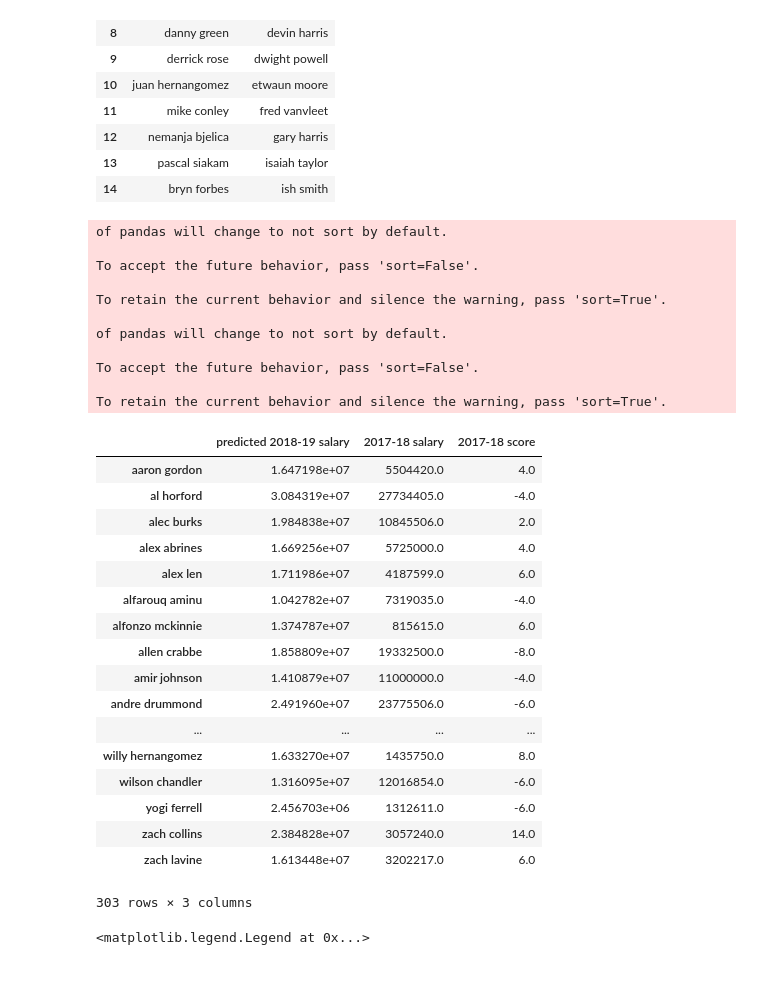
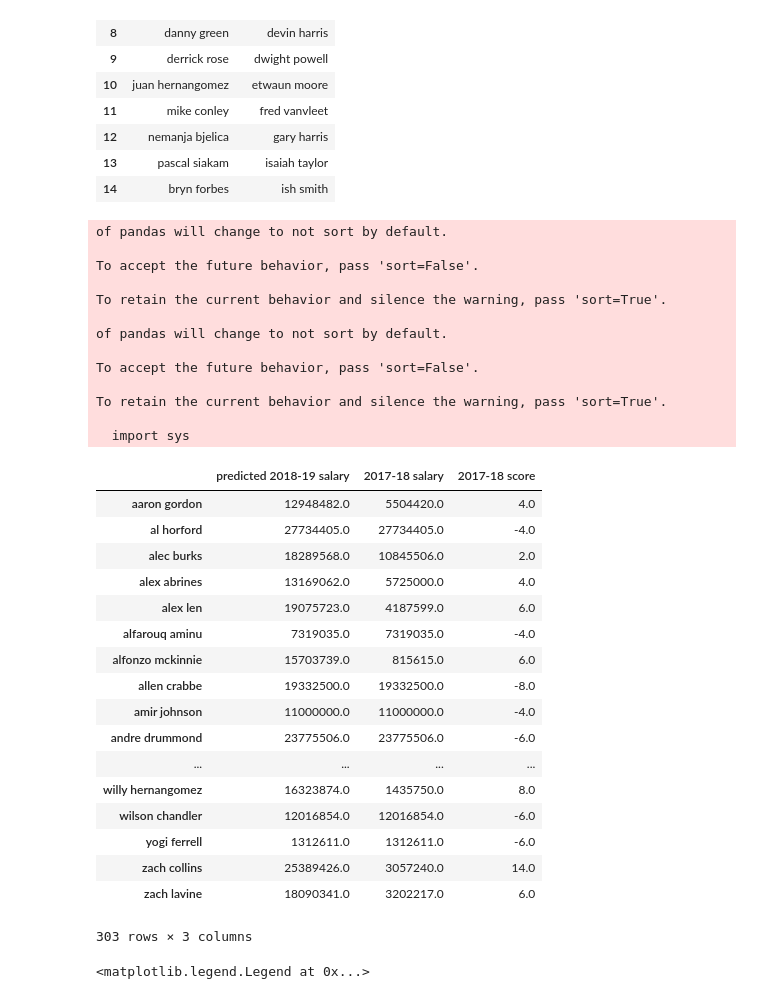
Before and after one commit to NathanielYang/nba_prediction_salary, a Jupyter notebook: t_signal_model.ipynb, the cells around one changed output. Cells and saved outputs as stored; diff of their text form; code cells hidden in the pictures.

```diff
--- a/t_signal_model.ipynb
+++ b/t_signal_model.ipynb
@@ -319,43 +319,44 @@ top_potential
 # %%
 # salary prediction in 2018-19
 (stat, beta, const) = regression(final_score1617, salary_change1718)
 # print(stat, beta, const)
 new_delta1819 = const + beta * final_score1718 + abs(min(preprocessing.scale(const + beta * final_score1718)))
 new_delta1819[new_delta1819<0]=0
-new_salary1819 = (new_delta1819*np.std(ori_salary1718) + ori_salary1718).dropna()
-
+new_salary1819 = (round(new_delta1819)*int(np.std(ori_salary1718)) + ori_salary1718).dropna()
 prediction = pd.concat([new_salary1819,ori_salary1718,final_score1718],axis = 1).dropna()
 prediction.columns = ['predicted 2018-19 salary','2017-18 salary','2017-18 score']
 prediction
 # %% [output]
 of pandas will change to not sort by default.
 
 To accept the future behavior, pass 'sort=False'.
 
 To retain the current behavior and silence the warning, pass 'sort=True'.
 
 of pandas will change to not sort by default.
 
 To accept the future behavior, pass 'sort=False'.
 
 To retain the current behavior and silence the warning, pass 'sort=True'.
+
+  import sys
 |  | predicted 2018-19 salary | 2017-18 salary | 2017-18 score |
-| aaron gordon | 1.647198e+07 | 5504420.0 | 4.0 |
-| al horford | 3.084319e+07 | 27734405.0 | -4.0 |
-| alec burks | 1.984838e+07 | 10845506.0 | 2.0 |
-| alex abrines | 1.669256e+07 | 5725000.0 | 4.0 |
-| alex len | 1.711986e+07 | 4187599.0 | 6.0 |
-| alfarouq aminu | 1.042782e+07 | 7319035.0 | -4.0 |
-| alfonzo mckinnie | 1.374787e+07 | 815615.0 | 6.0 |
-| allen crabbe | 1.858809e+07 | 19332500.0 | -8.0 |
-| amir johnson | 1.410879e+07 | 11000000.0 | -4.0 |
-| andre drummond | 2.491960e+07 | 23775506.0 | -6.0 |
+| aaron gordon | 12948482.0 | 5504420.0 | 4.0 |
+| al horford | 27734405.0 | 27734405.0 | -4.0 |
+| alec burks | 18289568.0 | 10845506.0 | 2.0 |
+| alex abrines | 13169062.0 | 5725000.0 | 4.0 |
+| alex len | 19075723.0 | 4187599.0 | 6.0 |
+| alfarouq aminu | 7319035.0 | 7319035.0 | -4.0 |
+| alfonzo mckinnie | 15703739.0 | 815615.0 | 6.0 |
+| allen crabbe | 19332500.0 | 19332500.0 | -8.0 |
+| amir johnson | 11000000.0 | 11000000.0 | -4.0 |
+| andre drummond | 23775506.0 | 23775506.0 | -6.0 |
 | ... | ... | ... | ... |
-| willy hernangomez | 1.633270e+07 | 1435750.0 | 8.0 |
-| wilson chandler | 1.316095e+07 | 12016854.0 | -6.0 |
-| yogi ferrell | 2.456703e+06 | 1312611.0 | -6.0 |
-| zach collins | 2.384828e+07 | 3057240.0 | 14.0 |
-| zach lavine | 1.613448e+07 | 3202217.0 | 6.0 |
+| willy hernangomez | 16323874.0 | 1435750.0 | 8.0 |
+| wilson chandler | 12016854.0 | 12016854.0 | -6.0 |
+| yogi ferrell | 1312611.0 | 1312611.0 | -6.0 |
+| zach collins | 25389426.0 | 3057240.0 | 14.0 |
+| zach lavine | 18090341.0 | 3202217.0 | 6.0 |
 303 rows × 3 columns
 # %%
 import matplotlib.pyplot as plt
```
